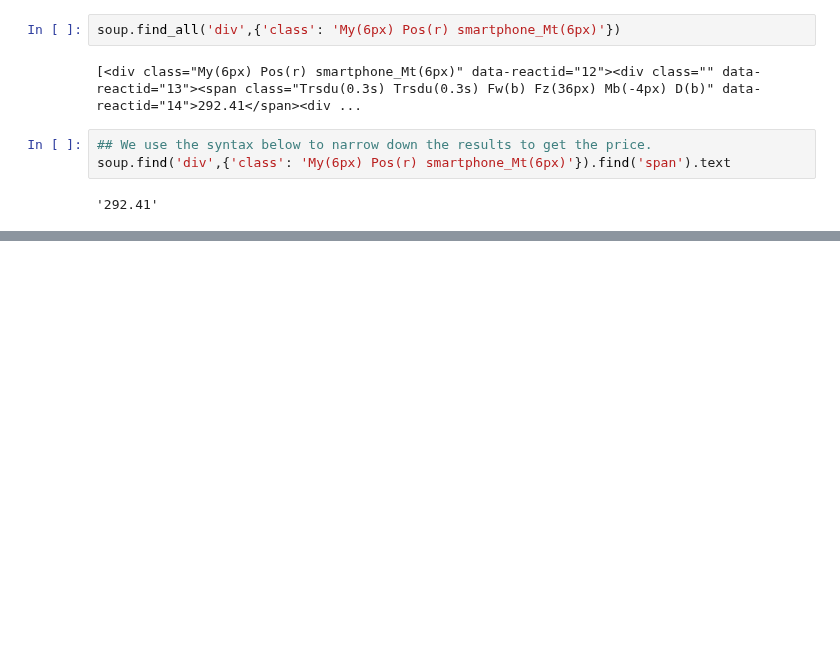
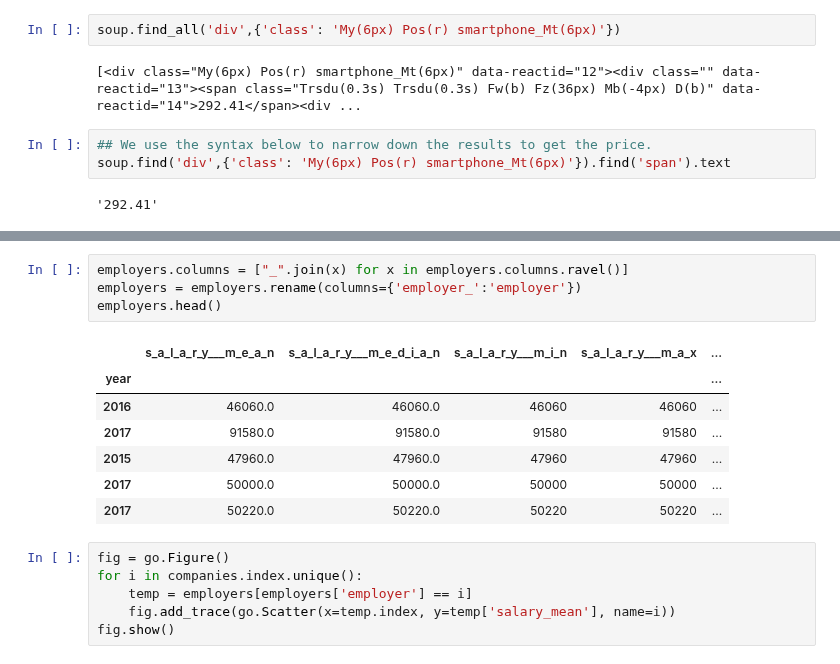
Before and after one commit to ragalaa/Directory, a Jupyter notebook: Web_Scarping_AAPL_price.ipynb, the cells around one changed output, grey strips where cells are left out. Drawn from its saved outputs; the diff is of its cells as text; blank space fills up the shorter version.

```diff
--- a/Web_Scarping_AAPL_price.ipynb
+++ b/Web_Scarping_AAPL_price.ipynb
@@ -23,0 +326,18 @@ soup.find('div',{'class': 'My(6px) Pos(r) smartphone_Mt(6px)'}).find('span').tex
+# %%
+employers.columns = ["_".join(x) for x in employers.columns.ravel()]
+employers = employers.rename(columns={'employer_':'employer'})
+employers.head()
+# %% [output]
+|  | s_a_l_a_r_y___m_e_a_n | s_a_l_a_r_y___m_e_d_i_a_n | s_a_l_a_r_y___m_i_n | s_a_l_a_r_y___m_a_x | ... |
+| year |  |  |  |  | ... |
+| 2016 | 46060.0 | 46060.0 | 46060 | 46060 | ... |
+| 2017 | 91580.0 | 91580.0 | 91580 | 91580 | ... |
+| 2015 | 47960.0 | 47960.0 | 47960 | 47960 | ... |
+| 2017 | 50000.0 | 50000.0 | 50000 | 50000 | ... |
+| 2017 | 50220.0 | 50220.0 | 50220 | 50220 | ... |
+# %%
+fig = go.Figure()
+for i in companies.index.unique():
+    temp = employers[employers['employer'] == i]
+    fig.add_trace(go.Scatter(x=temp.index, y=temp['salary_mean'], name=i))
+fig.show()
```
Also changed, not shown: parts of 37 cells of this notebook.
